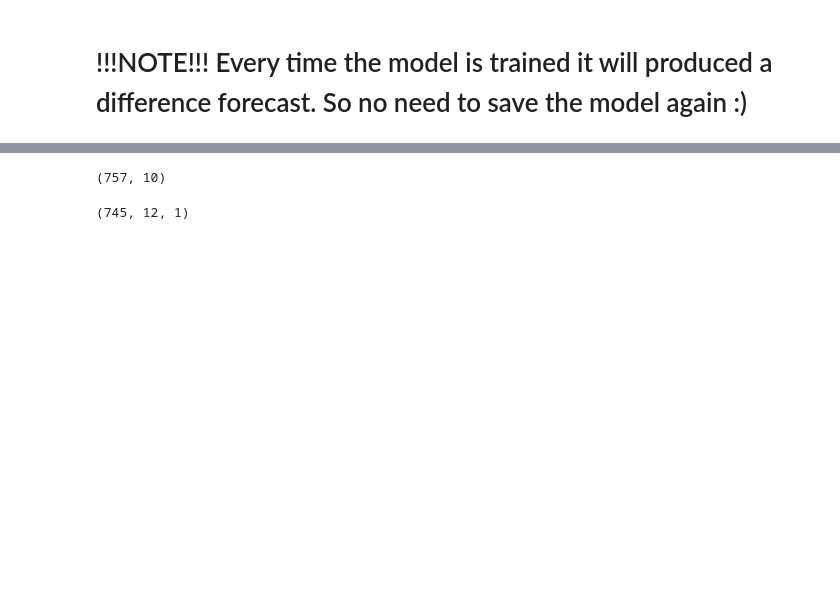
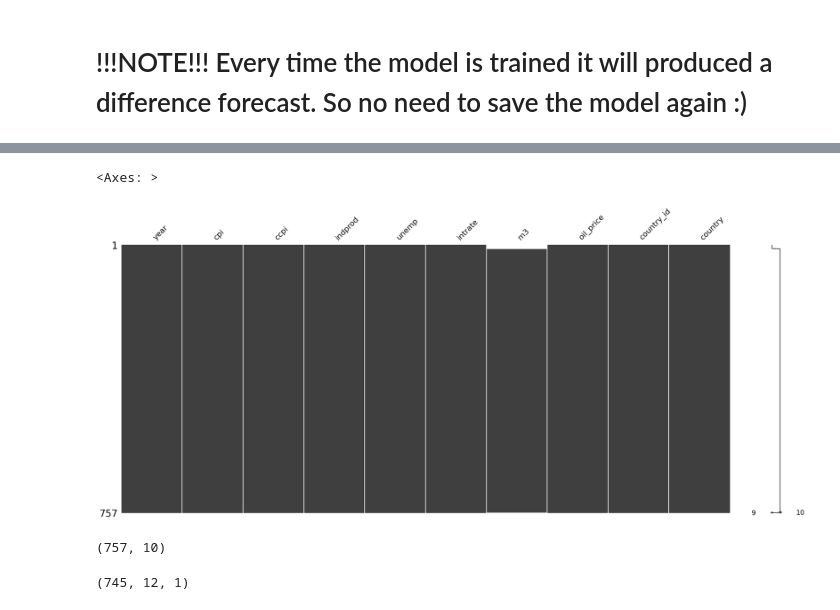
Before and after one commit to Alessandro1984/inflation-forecasting, a Jupyter notebook: LSTM_univariate.ipynb, the cells around one changed output, grey strips where cells are left out. Saved outputs shown, nothing was run; the diff lists cells and outputs as text; code cells hidden in the pictures; blank space fills up the shorter version.

```diff
--- a/LSTM_univariate.ipynb
+++ b/LSTM_univariate.ipynb
@@ -47 +50,7 @@ df_us = df[df['country_id'] == "USA"]
+# %%
+import missingno as msno
+msno.matrix(df)
+# %% [output]
+<Axes: >
+[figure, added]
 # %%
```
Also changed, not shown: parts of 15 cells of this notebook, 12 other files.
